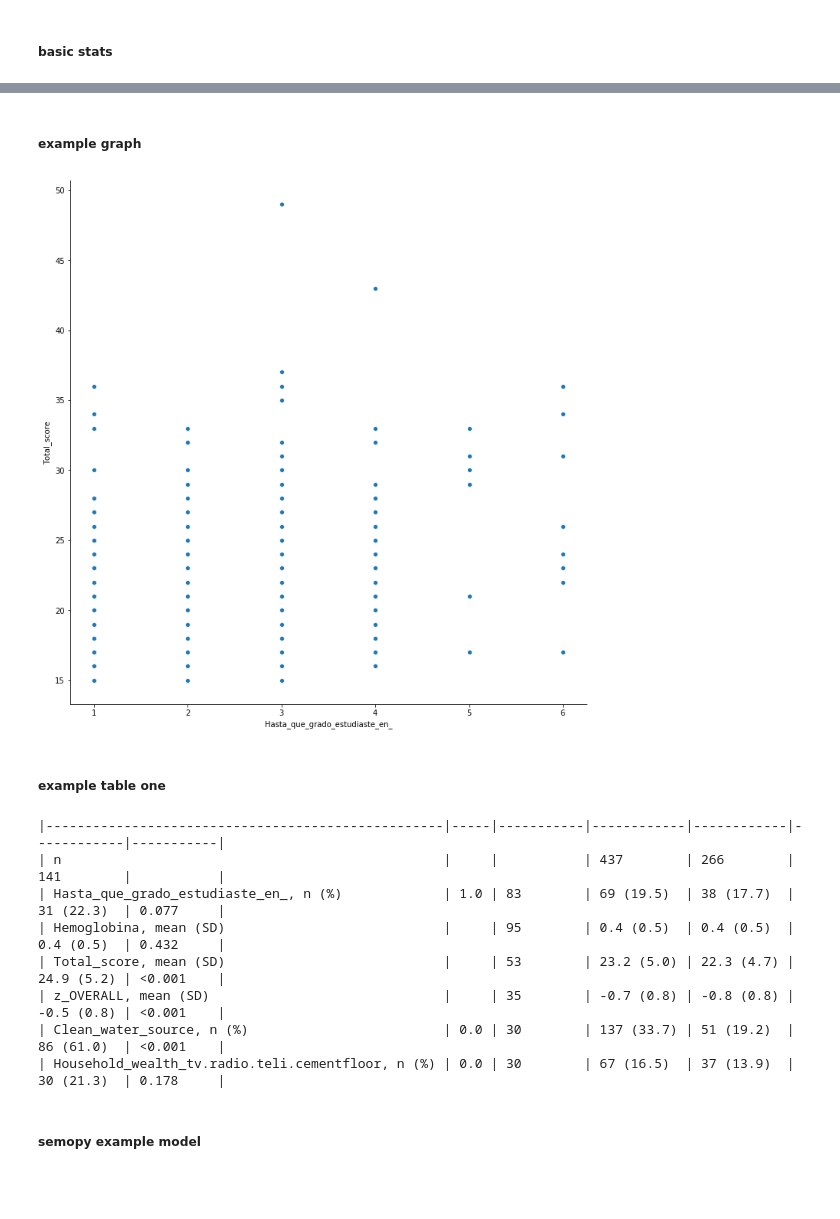
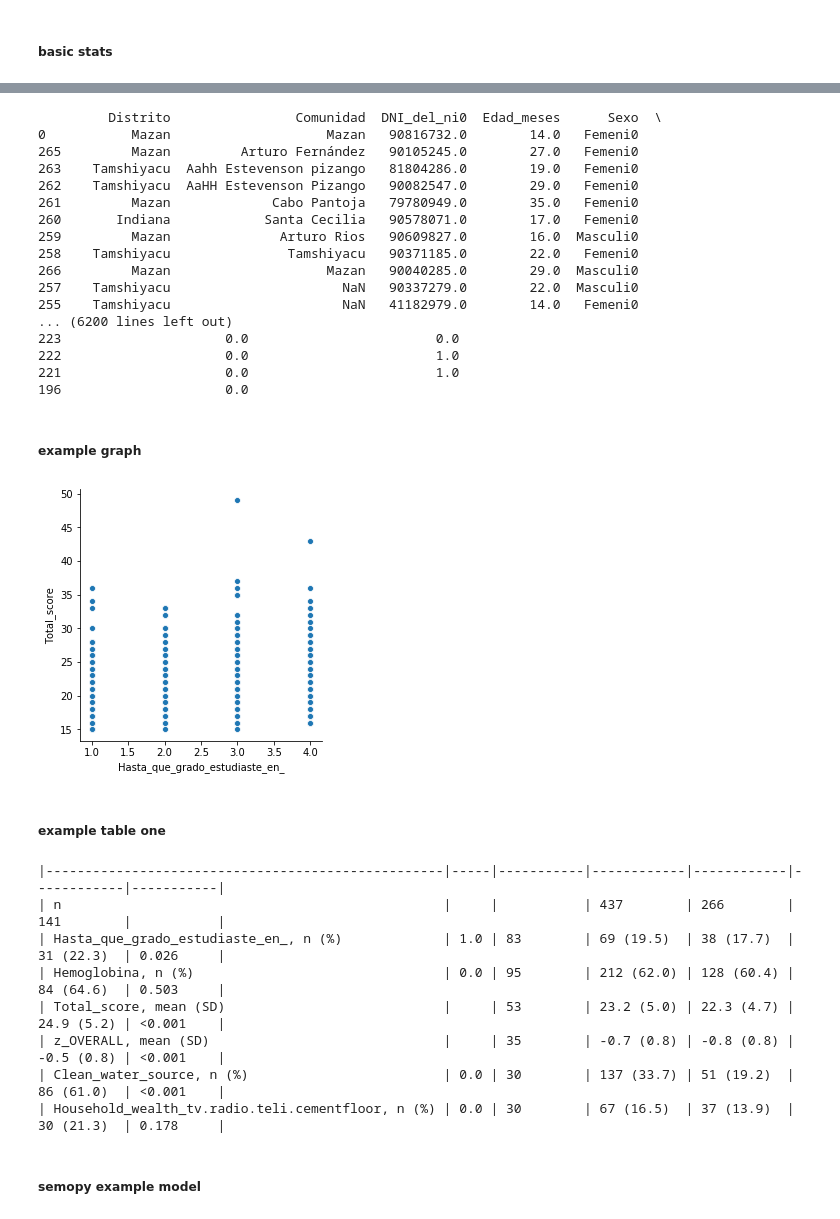
Before and after one commit to cmwestgard/Elementos, a Jupyter notebook: notebook/baseline_paper.ipynb, the cells around one changed output, grey strips where cells are left out. Drawn from its saved outputs; the diff is of its cells as text; code cells hidden in the pictures; blank space fills up the shorter version.

```diff
--- a/notebook/baseline_paper.ipynb
+++ b/notebook/baseline_paper.ipynb
@@ -60,5 +67,9 @@ baseline2.head()
 ##### basic stats
 # %%
 #np.nanmean(baseline2.Total_score)
-baseline2['Clean_water_source'] = baseline2['Clean_water_source'].replace([2],'NaN')
-baseline2.sort_values(by=['Clean_water_source'])
+#baseline2['Clean_water_source'] = baseline2['Clean_water_source'].replace([2],0)
+
+
+baseline2['Hasta_que_grado_estudiaste_en_'] = baseline2['Hasta_que_grado_estudiaste_en_'].replace([5],4)
+baseline2['Hasta_que_grado_estudiaste_en_'] = baseline2['Hasta_que_grado_estudiaste_en_'].replace([6],4)
+baseline2['csex'] = baseline2['csex'].replace([2],0)
@@ -83,10 +76,32 @@ baseline2.sort_values(by=['Clean_water_source'])
+# %%
+baseline2.sort_values(by=['Programa_social.CunaMas-SAF'])
+
+#z_COG Hemoglobina Tenia_Diarrea1 Total_score Hasta_que_grado_estudiaste_en_
+# %% [output]
+         Distrito                Comunidad  DNI_del_ni0  Edad_meses      Sexo  \
+0           Mazan                    Mazan   90816732.0        14.0   Femeni0
+265         Mazan         Arturo Fernández   90105245.0        27.0   Femeni0
+263    Tamshiyacu  Aahh Estevenson pizango   81804286.0        19.0   Femeni0
+262    Tamshiyacu  AaHH Estevenson Pizango   90082547.0        29.0   Femeni0
+261         Mazan             Cabo Pantoja   79780949.0        35.0   Femeni0
+260       Indiana            Santa Cecilia   90578071.0        17.0   Femeni0
+259         Mazan              Arturo Rios   90609827.0        16.0  Masculi0
+258    Tamshiyacu               Tamshiyacu   90371185.0        22.0   Femeni0
+266         Mazan                    Mazan   90040285.0        29.0  Masculi0
+257    Tamshiyacu                      NaN   90337279.0        22.0  Masculi0
+255    Tamshiyacu                      NaN   41182979.0        14.0   Femeni0
+... (6200 lines left out)
+223                     0.0                        0.0
+222                     0.0                        1.0
+221                     0.0                        1.0
+196                     0.0
 # %% [markdown]
 ##### example graph
 # %%
 # change plot size
-scatter1 = sns.pairplot(x_vars="Hasta_que_grado_estudiaste_en_", y_vars="Total_score", data=baseline2, height=10)
+scatter1 = sns.pairplot(x_vars="Hasta_que_grado_estudiaste_en_", y_vars="Total_score", data=baseline2, height=4)
 # %% [output]
-[figure, old version]
+[figure, new version]
 # %% [markdown]
 ##### example table one
 # %%
@@ -94,7 +109,7 @@ scatter1 = sns.pairplot(x_vars="Hasta_que_grado_estudiaste_en_", y_vars="Total_s
 columns = ['Hasta_que_grado_estudiaste_en_', 'Hemoglobina', 'Total_score', 'z_OVERALL', 'Clean_water_source', 'Household_wealth_tv.radio.teli.cementfloor']
 
 #declare categorical
-categorical = ['Hasta_que_grado_estudiaste_en_', 'Clean_water_source', 'Household_wealth_tv.radio.teli.cementfloor']
+categorical = ['Hasta_que_grado_estudiaste_en_', 'Hemoglobina', 'Clean_water_source', 'Household_wealth_tv.radio.teli.cementfloor']
 
 #options
 groupby = 'Programa_social.CunaMas-SAF'
@@ -112,8 +127,8 @@ print(mytable.tabulate(tablefmt="github"))
 # %% [output]
 |---------------------------------------------------|-----|-----------|------------|------------|------------|-----------|
 | n                                                 |     |           | 437        | 266        | 141        |           |
-| Hasta_que_grado_estudiaste_en_, n (%)             | 1.0 | 83        | 69 (19.5)  | 38 (17.7)  | 31 (22.3)  | 0.077     |
-| Hemoglobina, mean (SD)                            |     | 95        | 0.4 (0.5)  | 0.4 (0.5)  | 0.4 (0.5)  | 0.432     |
+| Hasta_que_grado_estudiaste_en_, n (%)             | 1.0 | 83        | 69 (19.5)  | 38 (17.7)  | 31 (22.3)  | 0.026     |
+| Hemoglobina, n (%)                                | 0.0 | 95        | 212 (62.0) | 128 (60.4) | 84 (64.6)  | 0.503     |
 | Total_score, mean (SD)                            |     | 53        | 23.2 (5.0) | 22.3 (4.7) | 24.9 (5.2) | <0.001    |
 | z_OVERALL, mean (SD)                              |     | 35        | -0.7 (0.8) | -0.8 (0.8) | -0.5 (0.8) | <0.001    |
 | Clean_water_source, n (%)                         | 0.0 | 30        | 137 (33.7) | 51 (19.2)  | 86 (61.0)  | <0.001    |
```
Also changed, not shown: parts of 10 cells of this notebook.
